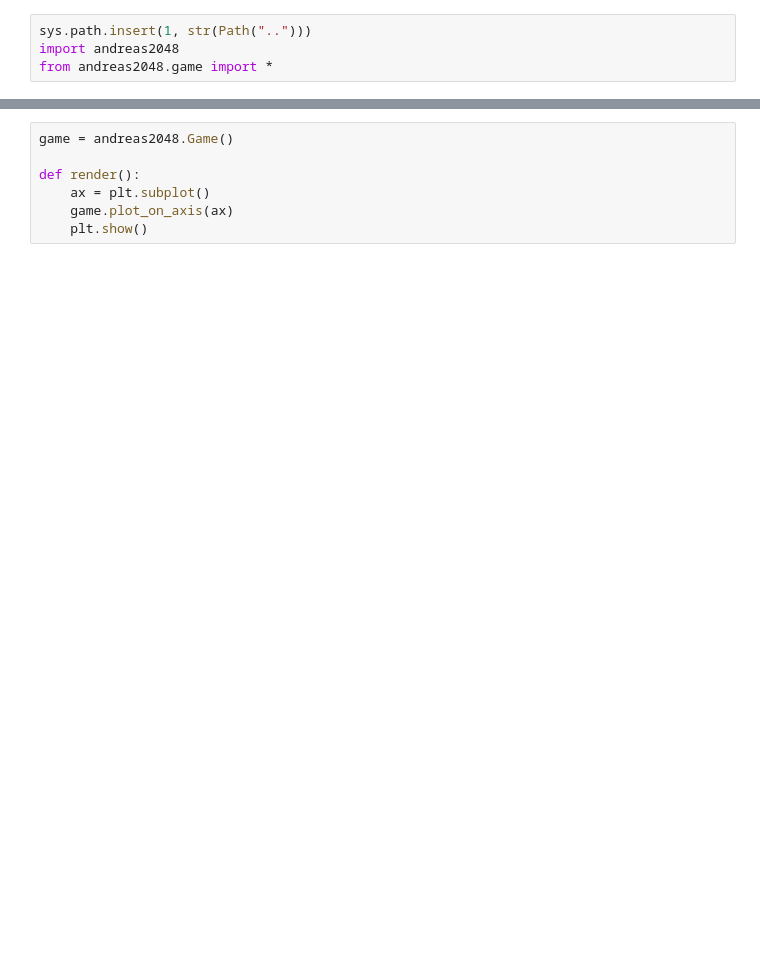
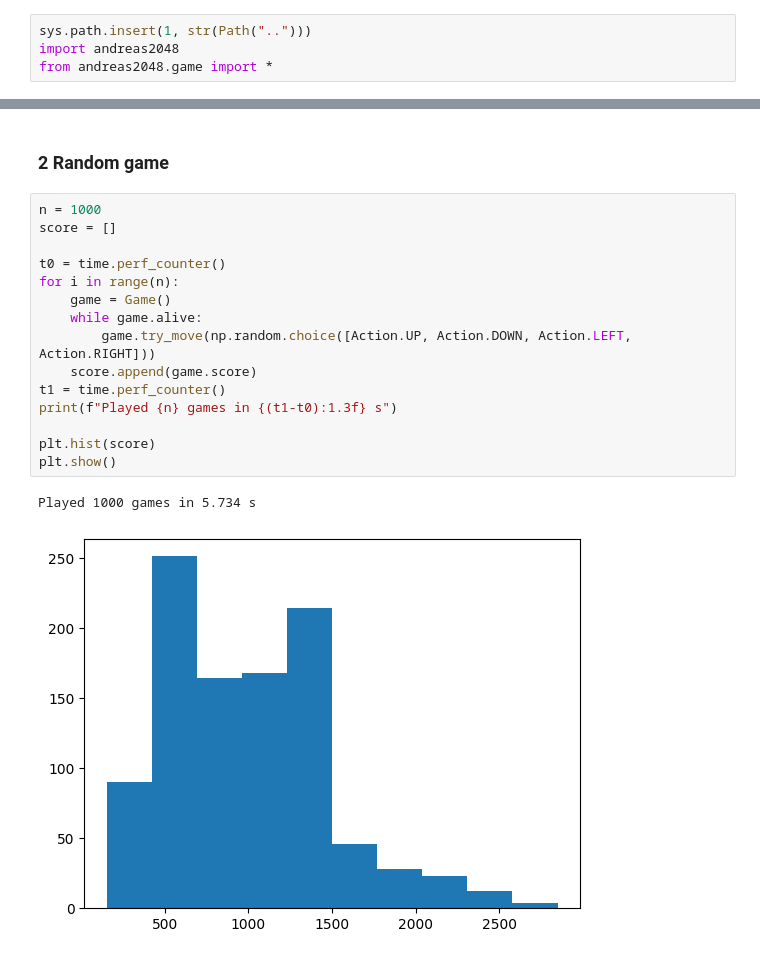
Before and after one commit to andreasmz/rlproject, a Jupyter notebook: rl/Reinforcement Learning.ipynb, the cells around one changed output, grey strips where cells are left out. Cells and saved outputs as stored; diff of their text form; blank space fills up the shorter version.

```diff
--- a/rl/Reinforcement Learning.ipynb
+++ b/rl/Reinforcement Learning.ipynb
@@ -74,7 +66,20 @@ plt.plot(game.score_history)
-# %%
-game = andreas2048.Game()
-
-def render():
-    ax = plt.subplot()
-    game.plot_on_axis(ax)
-    plt.show()
+# %% [markdown]
+### 2 Random game
+# %%
+n = 1000
+score = []
+
+t0 = time.perf_counter()
+for i in range(n):
+    game = Game()
+    while game.alive:
+        game.try_move(np.random.choice([Action.UP, Action.DOWN, Action.LEFT, Action.RIGHT]))
+    score.append(game.score)
+t1 = time.perf_counter()
+print(f"Played {n} games in {(t1-t0):1.3f} s")
+
+plt.hist(score)
+plt.show()
+# %% [output]
+Played 1000 games in 5.734 s
+[figure, added]
```
Also changed, not shown: parts of 16 cells of this notebook, 4 other files.
